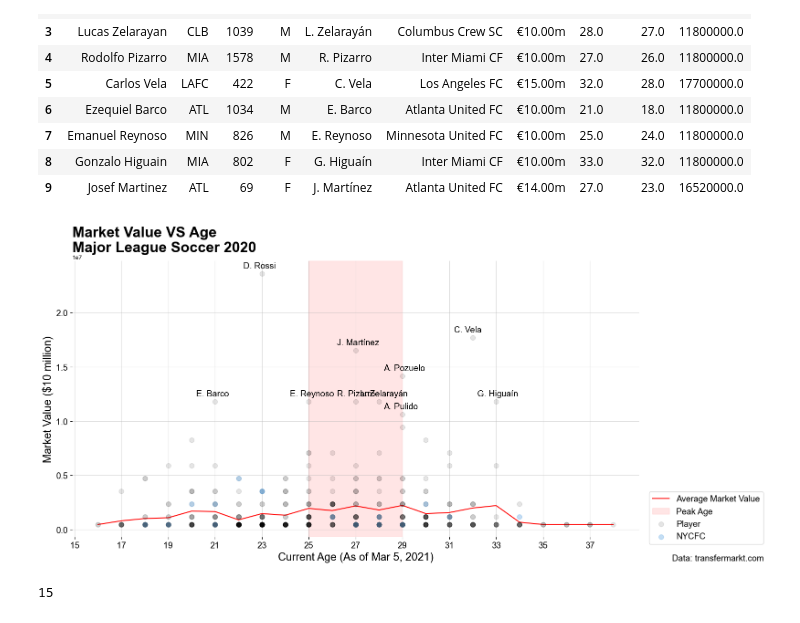
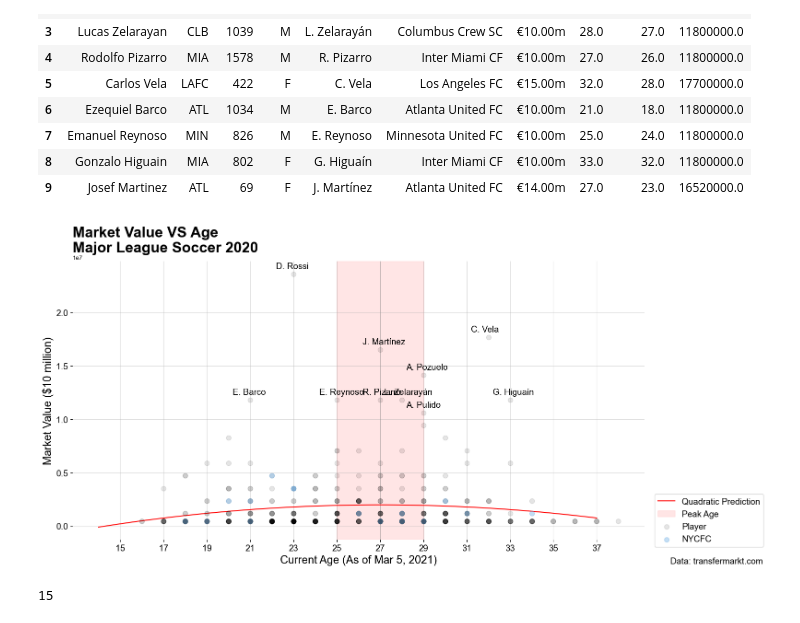
Before and after one commit to type-null/soccer-analysis, a Jupyter notebook: plot.ipynb, the cells around one changed output. Saved outputs shown, nothing was run; the diff lists cells and outputs as text; code cells hidden in the pictures.

```diff
--- a/plot.ipynb
+++ b/plot.ipynb
@@ -143,7 +149,7 @@ from scipy.stats import norm
 data = np.random.normal(loc=5.0, scale=2.0, size=1000)
 mean,std=norm.fit(data)
 # %%
-mil_df = df[df['usd']>=10000000].reset_index(drop=True)
+mil_df = df_raw[df_raw['usd']>=10000000].reset_index(drop=True)
 mil_df
 # %% [output]
 |  | Player | Club | MINS | POS | player | club | value | age | join_age | usd |
@@ -178,46 +184,55 @@ ax=plt.gca()
 ax.spines['top'].set_visible(False)
 ax.spines['bottom'].set_visible(False)
 ax.spines['right'].set_visible(False)
 ax.spines['left'].set_visible(False)
 
 plt.scatter(df['age'], df['usd'], color='k', zorder=100, s=60, label='Player', alpha=.1)
 plt.scatter(df2['age'], df2['usd'], color='#6CACE4', zorder=100, s=60, label='NYCFC', alpha=.4)
 
 
 for i, txt in enumerate(mil_df['player']):
     plt.annotate(txt, (mil_df.loc[i,'age']-.8, mil_df.loc[i,'usd']+500000), fontsize=annof)
 
 ax.axvspan(25, 29, alpha=a, color='r', label='Peak Age')
+plt.axvline(x=27, color='k', alpha=a)
 
-# calculate average market value
-x = sorted(df['age'].unique())
-y = np.array([])
-c = np.array([])
-for a in x:
-    ya = df[df['age']==a]['usd']
-    my = np.mean(ya)
-    ci = 1.96*np.std(ya)/my
-    y = np.append(y, my)
-    c = np.append(c, ci)
+# # calculate average market value
+# x = sorted(df['age'].unique())
+# y = np.array([])
+# c = np.array([])
+# for a in x:
+#     ya = df[df['age']==a]['usd']
+#     my = np.mean(ya)
+#     ci = 1.96*np.std(ya)/my
+#     y = np.append(y, my)
+#     c = np.append(c, ci)
+# plt.plot(x,y, color='r', label="Average Market Value")
 
-plt.plot(x,y, color='r', label="Average Market Value")
+# plot age quadratic prediction
+x = np.linspace(14,37,100)
+c = -7008116.989576319
+a = -12318.23742436
+b = 665526.65172588
+y = b*x + a*x**2 +c
+plt.plot(x, y, color='r', label="Quadratic Prediction")
+
 
 plt.grid(alpha=a_grid)
 plt.title("Market Value VS Age\nMajor League Soccer 2020", fontsize=titlef, y=1.02,
           fontweight='bold', loc='left')
 plt.ylabel("Market Value ($10 million)", fontsize=tickf)
 plt.xlabel("Current Age (As of Mar 5, 2021)", fontsize=tickf)
 plt.xticks(range(15, 39,2), fontsize=annof)
 plt.yticks(fontsize=14)
 # ax.set_yscale('log')
 # ax.set_ylim(ymin=-40)
 # ax.set_xlim(xmin=15.5)
 plt.legend(bbox_to_anchor=(1.01, 0.18), loc='upper left', fontsize=14)
-plt.figtext(0.945, 0.06, "Data: transfermarkt.com", fontsize=annof)
+plt.figtext(0.935, 0.06, "Data: transfermarkt.com", fontsize=annof)
 plt.savefig('img/marketvalue_age.png', bbox_inches='tight')
 plt.show()
 # %% [output]
-[figure, old version]
+[figure, new version]
 # %%
 int(df['join_age'].min())
 # %% [output]
```
Also changed, not shown: parts of 9 cells of this notebook, 11 other files.
